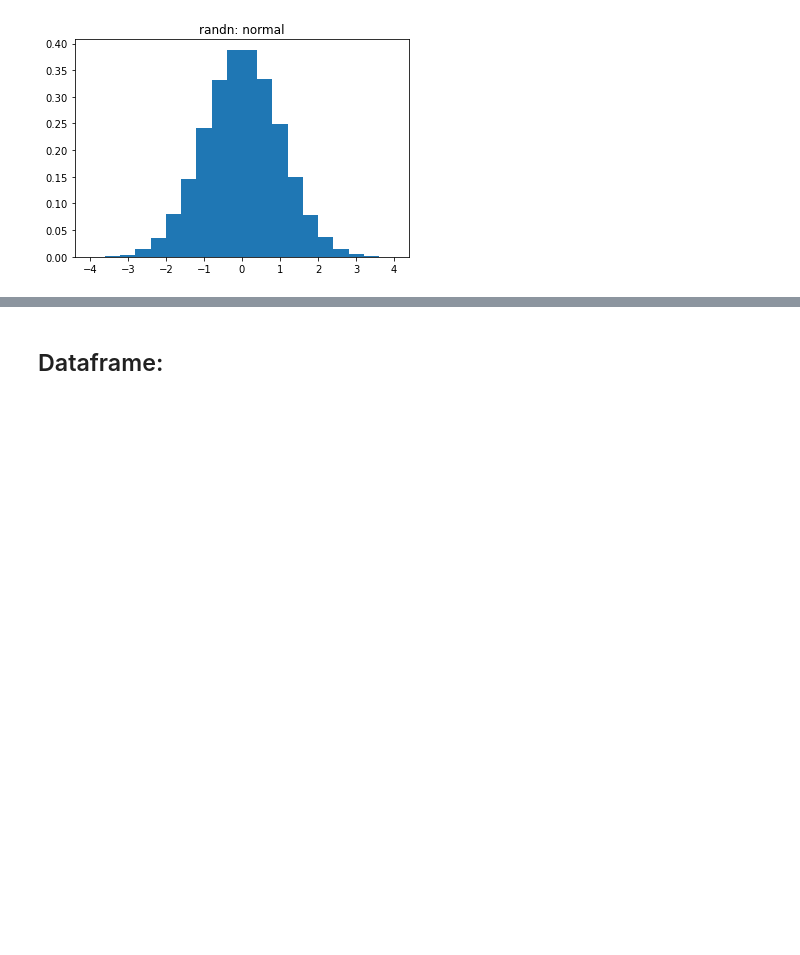
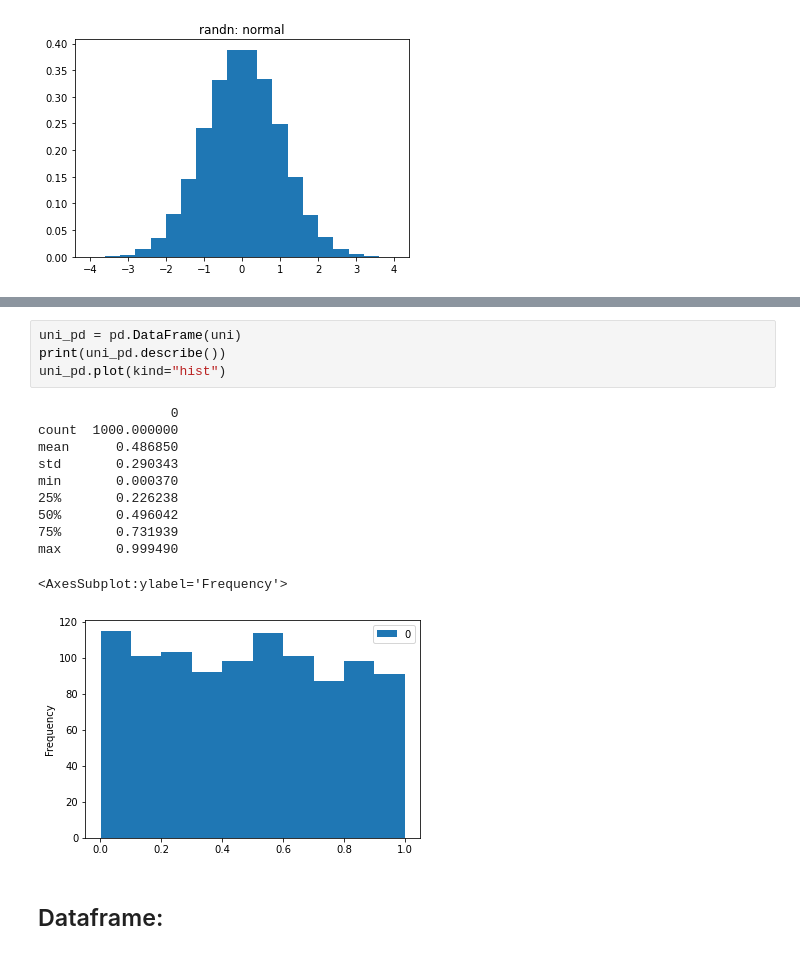
Before and after one commit to VeenaKGit/Knowledge, a Jupyter notebook: Pandas and Numpy.ipynb, the cells around one changed output, grey strips where cells are left out. Drawn from its saved outputs; the diff is of its cells as text; blank space fills up the shorter version.

```diff
--- a/Pandas and Numpy.ipynb
+++ b/Pandas and Numpy.ipynb
@@ -200,3 +222,19 @@ plt.show()
+# %%
+uni_pd = pd.DataFrame(uni)
+print(uni_pd.describe())
+uni_pd.plot(kind="hist")
+# %% [output]
+                 0
+count  1000.000000
+mean      0.486850
+std       0.290343
+min       0.000370
+25%       0.226238
+50%       0.496042
+75%       0.731939
+max       0.999490
+<AxesSubplot:ylabel='Frequency'>
+[figure, added]
 # %% [markdown]
 ## Dataframe:
 # %% [markdown]
```
Also changed, not shown: parts of 2 cells of this notebook, 11 other files.
